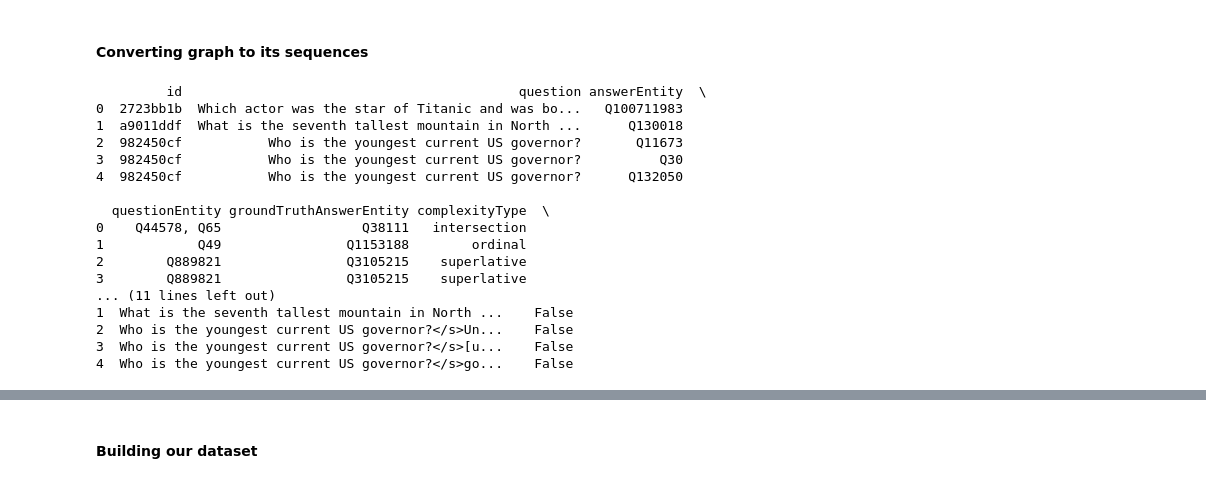
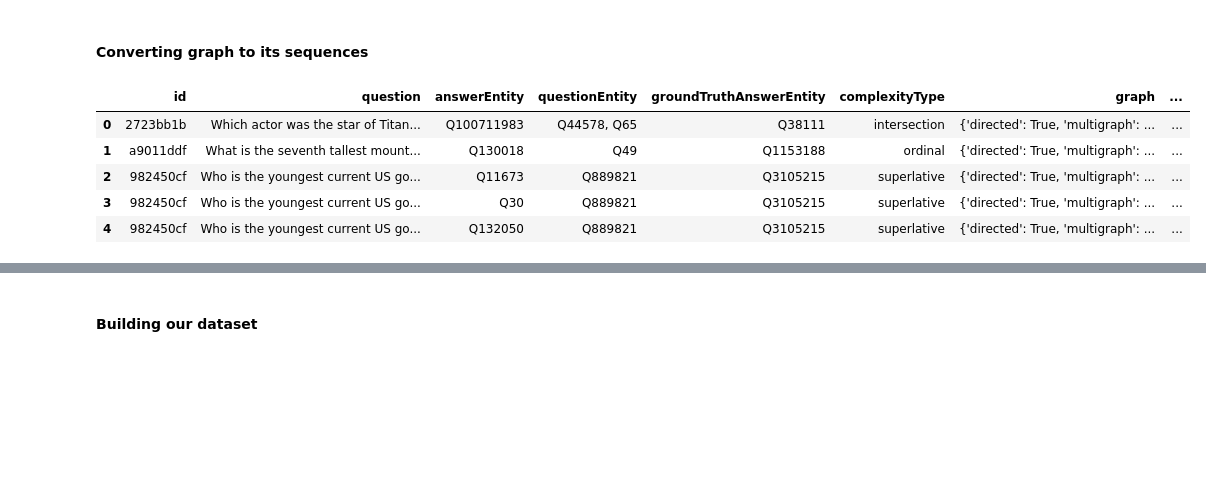
Before and after one commit to s-nlp/kbqa, a Jupyter notebook: experiments/subgraphs_reranking/deterministic_sequence/subgraph_classification_reranking.ipynb, the cells around one changed output, grey strips where cells are left out. Saved outputs shown, nothing was run; the diff lists cells and outputs as text; code cells hidden in the pictures; blank space fills up the shorter version.

```diff
--- a/experiments/subgraphs_reranking/deterministic_sequence/subgraph_classification_reranking.ipynb
+++ b/experiments/subgraphs_reranking/deterministic_sequence/subgraph_classification_reranking.ipynb
@@ -60,9 +66,0 @@ else: # training from scratch
-# %%
-dataset_type = 't5-large-ssm'
-new_test_dataset = False
-train_bs = 16
-eval_bs = 32
-is_special_tok_context = True
-model_weights = f"/workspace/storage/subgraphs_reranking_results/{dataset_type}/results/mse_subgraph_bert_ranking_T5LargeSSM"
-model_name = "roberta-large"
-model_save_name = f"{model_name}_mse_token_context" if not model_weights else model_weights.split('/')[-1]
@@ -103,3 +67,8 @@ test_df = read_jsonl(
+# %%
+path = 'Mintaka_Subgraphs_T5_xl_ssm' if dataset_type == 't5-xl-ssm' else 'Mintaka_Subgraphs_T5_large_ssm'
+subgraphs_dataset = load_dataset(f'hle2000/{path}')
+train_df = subgraphs_dataset['train'].to_pandas()
+test_df = subgraphs_dataset['test'].to_pandas()
 # %% [markdown]
 #### Converting graph to its sequences
 # %%
@@ -187,14 +156,4 @@ def preprocess_data(df):
     ]
     df = df.drop(error_df.index)
 
-    # turn list of entities into string
-    df["answerEntity"] = df["answerEntity"].apply(lambda x: ", ".join(x))
-    df["questionEntity"] = df["questionEntity"].apply(lambda x: ", ".join(x))
-    df["groundTruthAnswerEntity"] = df["groundTruthAnswerEntity"].apply(
-        lambda x: ", ".join(x)
-    )
-    df["correct"] = df.apply(
-        lambda x: x["answerEntity"] in x["groundTruthAnswerEntity"], axis=1
-    )
-
     return df
@@ -204,24 +160,13 @@ concat_train_df = pd.concat([train_df, val_df])
-# %%
-concat_train_df = preprocess_data(concat_train_df)
-concat_train_df.head()
-# %% [output]
-         id                                           question answerEntity  \
-0  2723bb1b  Which actor was the star of Titanic and was bo...   Q100711983
-1  a9011ddf  What is the seventh tallest mountain in North ...      Q130018
-2  982450cf           Who is the youngest current US governor?       Q11673
-3  982450cf           Who is the youngest current US governor?          Q30
-4  982450cf           Who is the youngest current US governor?      Q132050
-
-  questionEntity groundTruthAnswerEntity complexityType  \
-0    Q44578, Q65                  Q38111   intersection
-1            Q49                Q1153188        ordinal
-2        Q889821                Q3105215    superlative
-3        Q889821                Q3105215    superlative
-... (11 lines left out)
-1  What is the seventh tallest mountain in North ...    False
-2  Who is the youngest current US governor?</s>Un...    False
-3  Who is the youngest current US governor?</s>[u...    False
-4  Who is the youngest current US governor?</s>go...    False
+# %%
+train_df = preprocess_data(train_df)
+train_df.head()
+# %% [output]
+|  | id | question | answerEntity | questionEntity | groundTruthAnswerEntity | complexityType | graph | ... |
+| 0 | 2723bb1b | Which actor was the star of Titan... | Q100711983 | Q44578, Q65 | Q38111 | intersection | {'directed': True, 'multigraph': ... | ... |
+| 1 | a9011ddf | What is the seventh tallest mount... | Q130018 | Q49 | Q1153188 | ordinal | {'directed': True, 'multigraph': ... | ... |
+| 2 | 982450cf | Who is the youngest current US go... | Q11673 | Q889821 | Q3105215 | superlative | {'directed': True, 'multigraph': ... | ... |
+| 3 | 982450cf | Who is the youngest current US go... | Q30 | Q889821 | Q3105215 | superlative | {'directed': True, 'multigraph': ... | ... |
+| 4 | 982450cf | Who is the youngest current US go... | Q132050 | Q889821 | Q3105215 | superlative | {'directed': True, 'multigraph': ... | ... |
 # %%
 test_df = preprocess_data(test_df)
 test_df.head()
```
Also changed, not shown: parts of 18 cells of this notebook, 3 other files.
